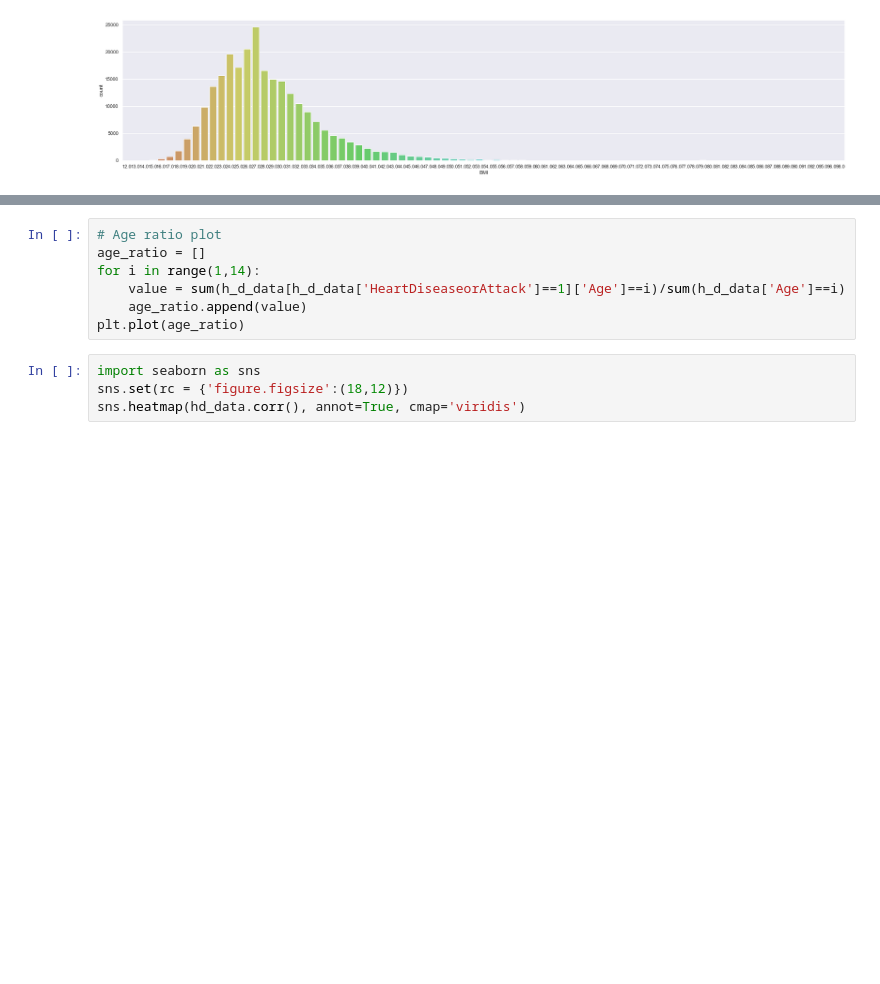
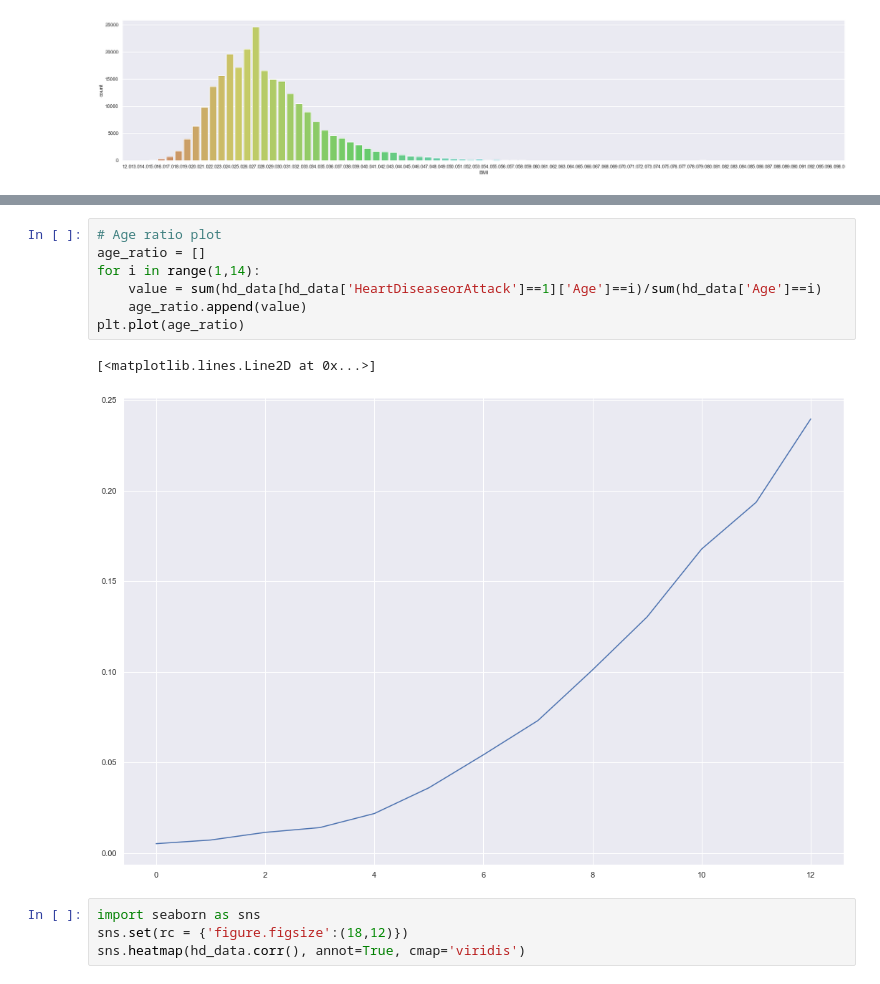
Before and after one commit to LouiseLi7/STA160-group-project, a Jupyter notebook: (By Aria)Midterm_Project_-_STA_160.ipynb, the cells around one changed output, grey strips where cells are left out. Cells and saved outputs as stored; diff of their text form; blank space fills up the shorter version.

```diff
--- a/(By Aria)Midterm_Project_-_STA_160.ipynb
+++ b/(By Aria)Midterm_Project_-_STA_160.ipynb
@@ -101,10 +108,13 @@ BMI_h_d_quantile
 # %%
 # Age ratio plot
 age_ratio = []
 for i in range(1,14):
-    value = sum(h_d_data[h_d_data['HeartDiseaseorAttack']==1]['Age']==i)/sum(h_d_data['Age']==i)
+    value = sum(hd_data[hd_data['HeartDiseaseorAttack']==1]['Age']==i)/sum(hd_data['Age']==i)
     age_ratio.append(value)
 plt.plot(age_ratio)
+# %% [output]
+[<matplotlib.lines.Line2D at 0x...>]
+[figure, added]
 # %%
 import seaborn as sns
 sns.set(rc = {'figure.figsize':(18,12)})
```
Also changed, not shown: parts of 3 cells of this notebook.
